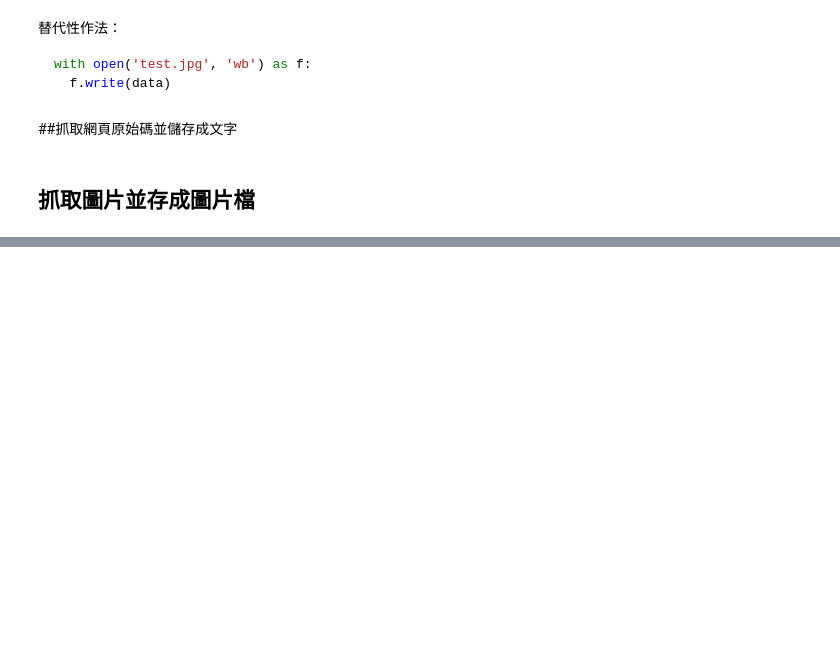
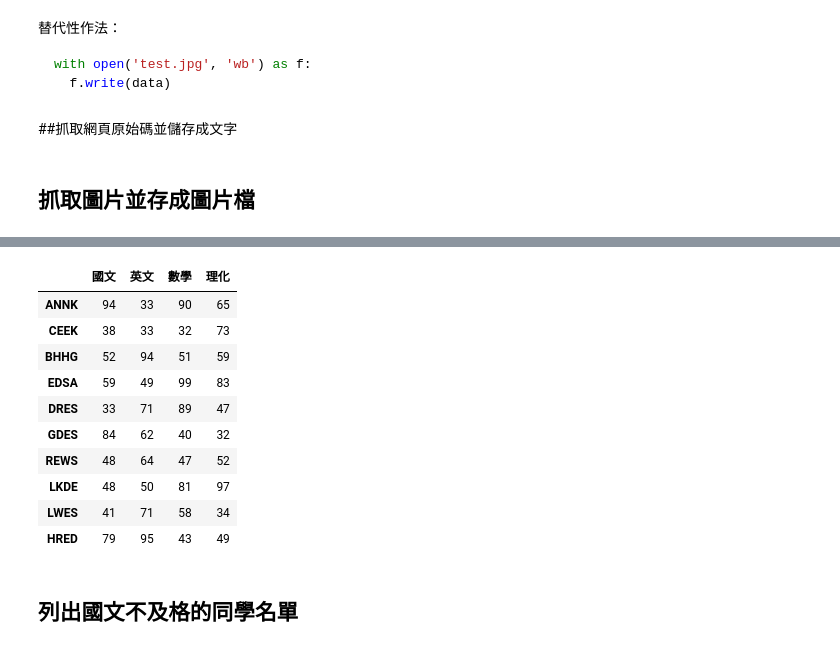
Before and after one commit to JYRUS19/20230205-Python, a Jupyter notebook: 20230304.ipynb, the cells around one changed output, grey strips where cells are left out. Cells and saved outputs as stored; diff of their text form; code cells hidden in the pictures; blank space fills up the shorter version.

```diff
--- a/20230304.ipynb
+++ b/20230304.ipynb
@@ -647,0 +702,18 @@ with open('ninja.jpg', 'wb') as f:
+# %%
+df.index = ["ANNK", "CEEK", "BHHG", "EDSA", "DRES", "GDES", "REWS", "LKDE", "LWES", "HRED"]
+# %%
+df
+# %% [output]
+|  | 國文 | 英文 | 數學 | 理化 |
+| ANNK | 94 | 33 | 90 | 65 |
+| CEEK | 38 | 33 | 32 | 73 |
+| BHHG | 52 | 94 | 51 | 59 |
+| EDSA | 59 | 49 | 99 | 83 |
+| DRES | 33 | 71 | 89 | 47 |
+| GDES | 84 | 62 | 40 | 32 |
+| REWS | 48 | 64 | 47 | 52 |
+| LKDE | 48 | 50 | 81 | 97 |
+| LWES | 41 | 71 | 58 | 34 |
+| HRED | 79 | 95 | 43 | 49 |
+# %% [markdown]
+## 列出國文不及格的同學名單
```
Also changed, not shown: parts of 16 cells of this notebook.
